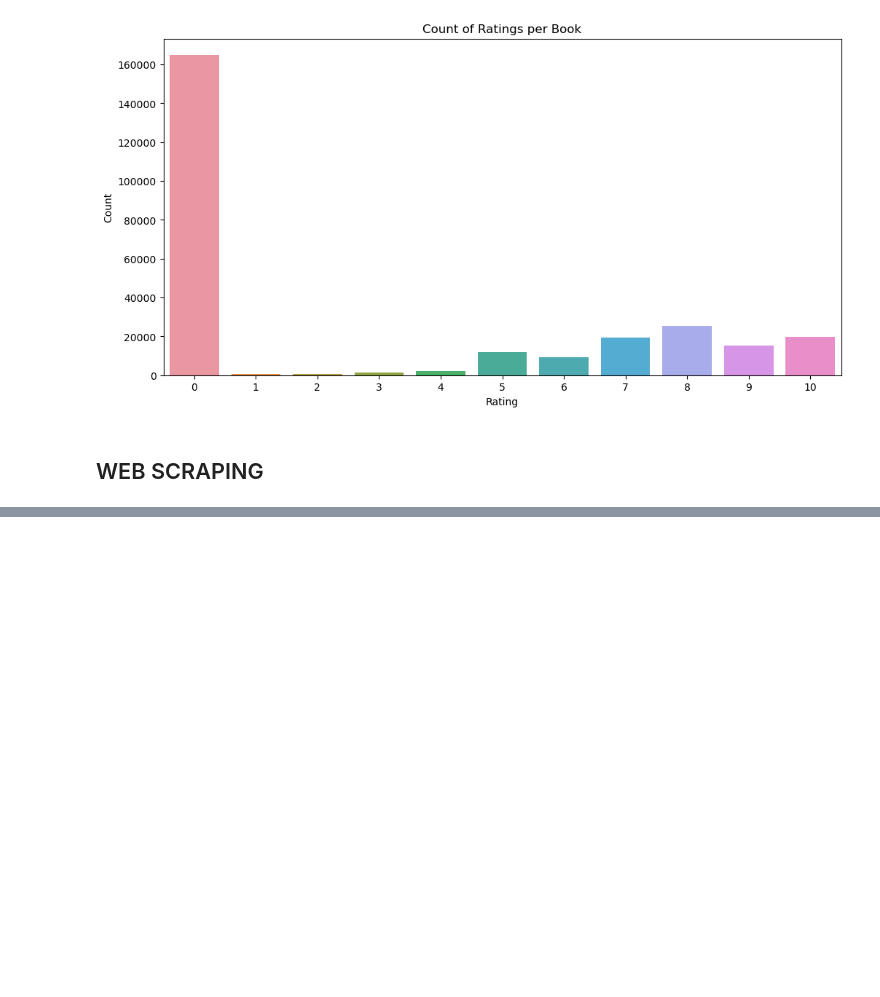
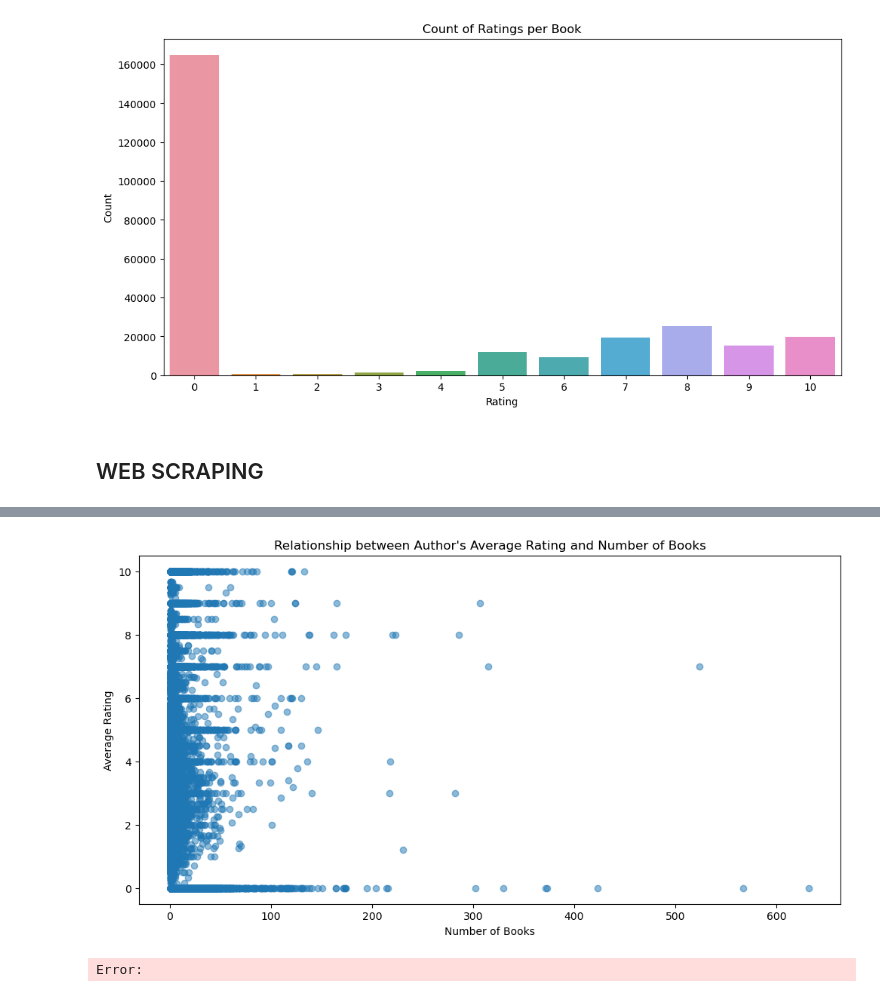
Before and after one commit to nikkirastogi/Exploring-the-World-of-Books, a Jupyter notebook: books_and_reviews.ipynb, the cells around one changed output, grey strips where cells are left out. Drawn from its saved outputs; the diff is of its cells as text; code cells hidden in the pictures; blank space fills up the shorter version.

```diff
--- a/books_and_reviews.ipynb
+++ b/books_and_reviews.ipynb
@@ -329,0 +290,8 @@ plt.show()
+# %%
+book_inf.plot_scatter2()
+# %% [output]
+[figure, added]
+# %%
+book_inf.predict1()
+# %% [output]
+Error:
```
Also changed, not shown: parts of 22 cells of this notebook, 5 other files.
